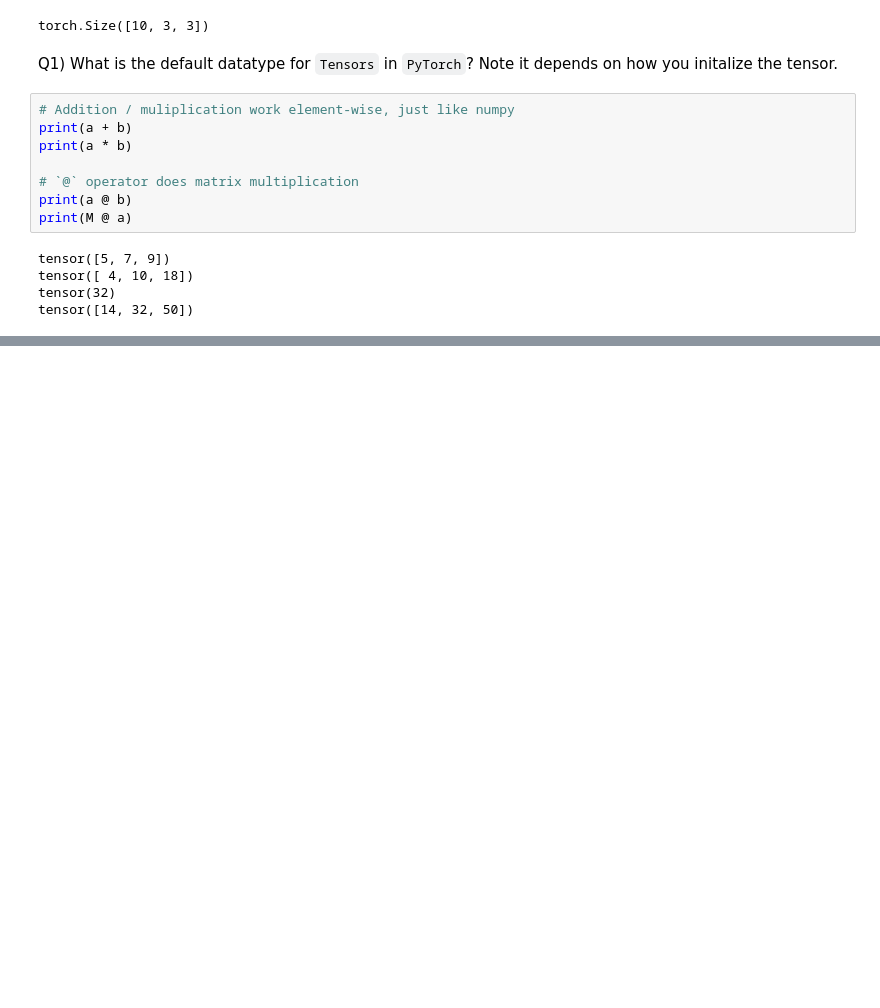
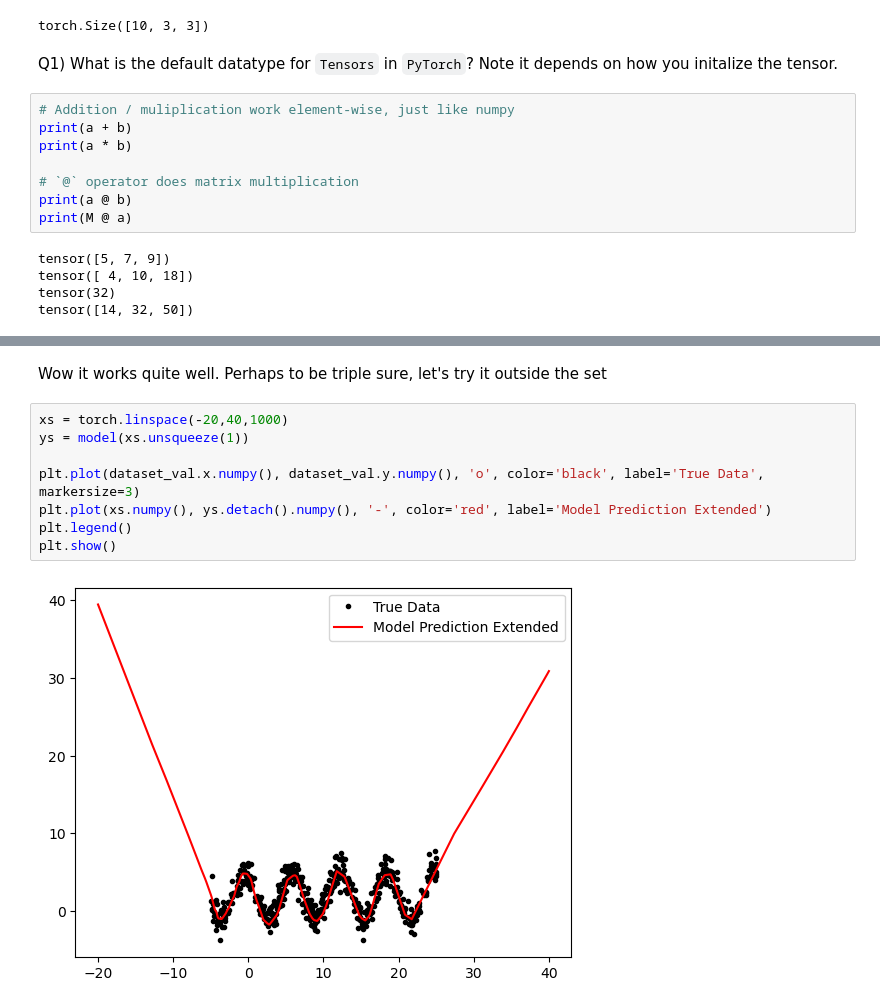
Before and after one commit to clarkmiyamoto/PHYS-GA-2033-Spring2026, a Jupyter notebook: code/pytorch101.ipynb, the cells around one changed output, grey strips where cells are left out. Saved outputs shown, nothing was run; the diff lists cells and outputs as text; blank space fills up the shorter version.

```diff
--- a/code/pytorch101.ipynb
+++ b/code/pytorch101.ipynb
@@ -103,0 +299,12 @@ class MLP(nn.Module):
+# %% [markdown]
+Wow it works quite well. Perhaps to be triple sure, let's try it outside the set
+# %%
+xs = torch.linspace(-20,40,1000)
+ys = model(xs.unsqueeze(1))
+
+plt.plot(dataset_val.x.numpy(), dataset_val.y.numpy(), 'o', color='black', label='True Data', markersize=3)
+plt.plot(xs.numpy(), ys.detach().numpy(), '-', color='red', label='Model Prediction Extended')
+plt.legend()
+plt.show()
+# %% [output]
+[figure, added]
```
Also changed, not shown: parts of 20 cells of this notebook, 16 other files.
